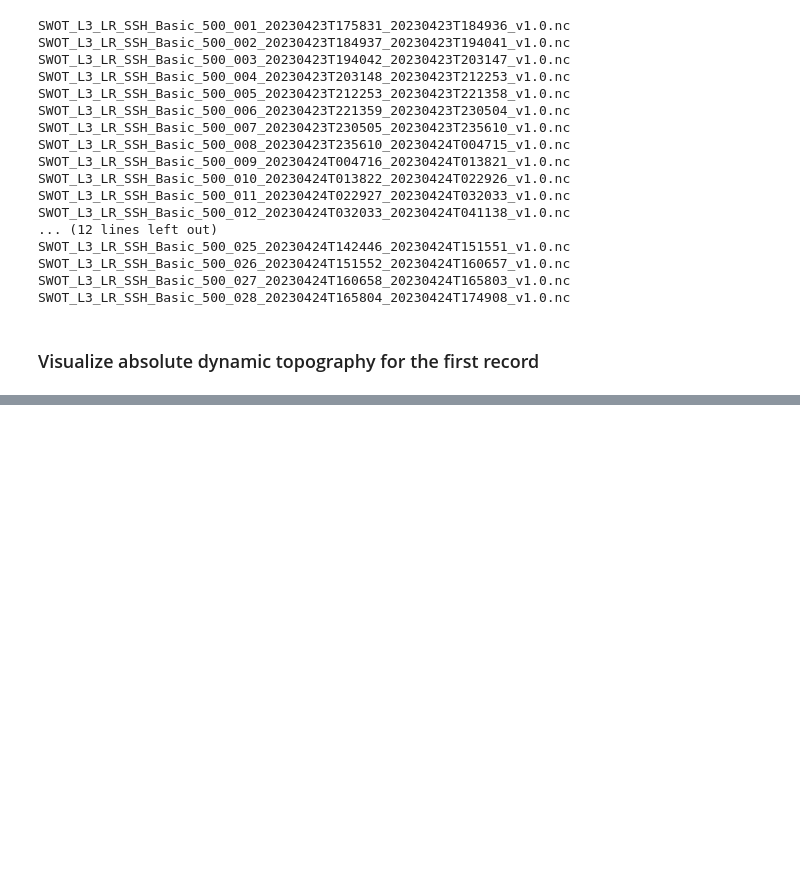
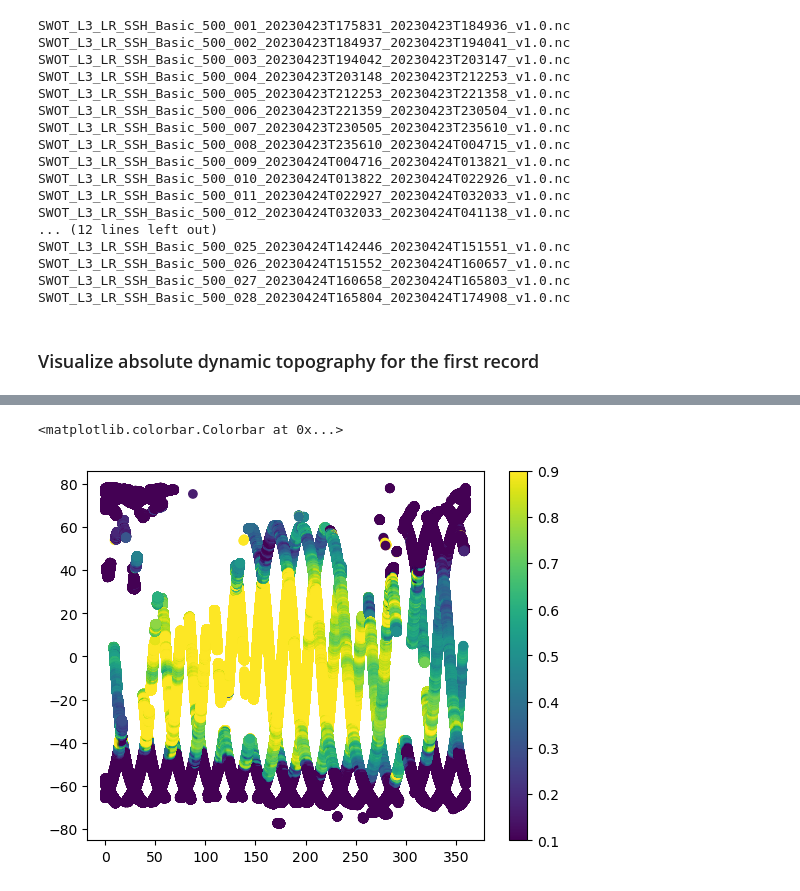
Before and after one commit to oceanhackweek/ohw24_proj_upSSH_us, a Jupyter notebook: contributor_folders/team_member_2/SWOTL3_dataprep.ipynb, the cells around one changed output, grey strips where cells are left out. Cells and saved outputs as stored; diff of their text form; code cells hidden in the pictures; blank space fills up the shorter version.

```diff
--- a/contributor_folders/team_member_2/SWOTL3_dataprep.ipynb
+++ b/contributor_folders/team_member_2/SWOTL3_dataprep.ipynb
@@ -68,0 +194,2 @@ swot_full = xr.open_mfdataset(data_files,
+# %%
+swot_full['abs'] = swot_full['mdt'] + swot_full['ssha_noiseless']
@@ -68,0 +292,12 @@ swot_full = xr.open_mfdataset(data_files,
+# %%
+plt.scatter(
+    swot_full['longitude'],
+    swot_full['latitude'],
+    c = swot_full['abs'],
+    vmin=.1,
+    vmax=.9,
+)
+plt.colorbar()
+# %% [output]
+<matplotlib.colorbar.Colorbar at 0x...>
+[figure, added]
```
Also changed, not shown: parts of 6 cells of this notebook.
